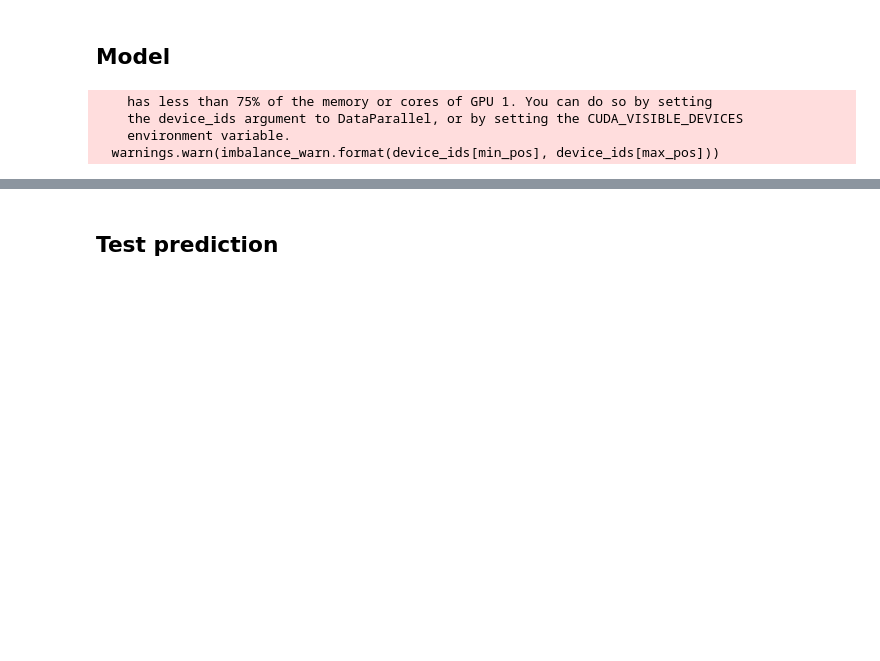
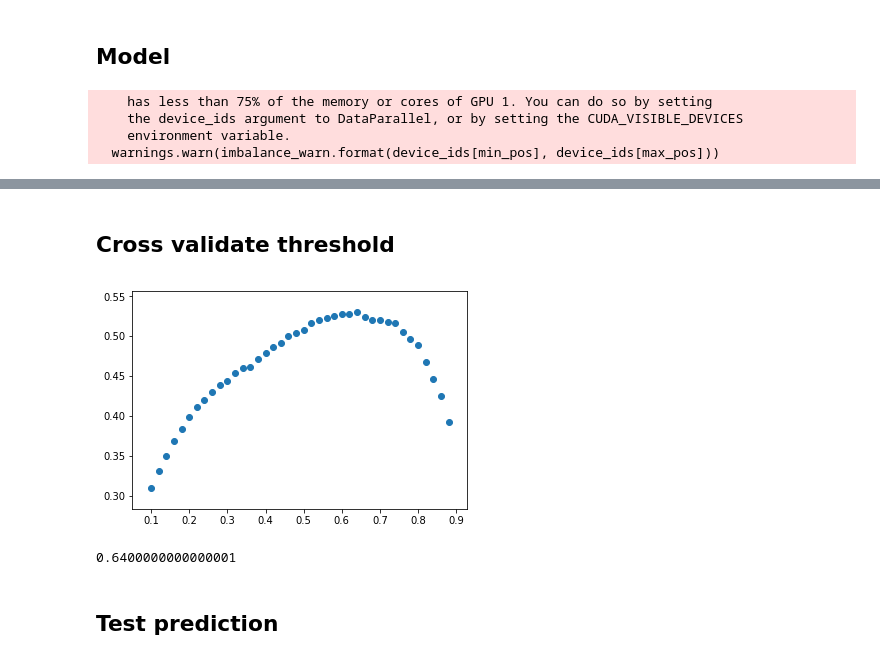
Before and after one commit to s6juncheng/HumanProteinAtlas, a Jupyter notebook: notebooks/train_model.ipynb, the cells around one changed output, grey strips where cells are left out. Saved outputs shown, nothing was run; the diff lists cells and outputs as text; code cells hidden in the pictures; blank space fills up the shorter version.

```diff
--- a/notebooks/train_model.ipynb
+++ b/notebooks/train_model.ipynb
@@ -366,3 +316,31 @@ torch.save(pretrained.state_dict(), DATA + '../models/torch_3epoch')
+# %% [markdown]
+## Cross validate threshold
+# %%
+with torch.no_grad():
+    val_preds = []
+    val_true = []
+    for inputs, labels in val_loader:
+        inputs.to(device)
+        val_preds.append(pretrained(inputs))
+        val_true.append(labels)
+# %%
+val_preds = torch.cat(val_preds)
+# %%
+val_true = torch.cat(val_true)
+# %%
+scores = []
+for p in np.arange(0.1,0.9,0.02):
+    tmp = preds2onehot(val_preds, threshold=np.log(p/(1-p)))
+    scores.append(f1_score(val_true, tmp, average='macro'))
+# %%
+plt.scatter(np.arange(0.1,0.9,0.02), scores)
+plt.show()
+# %% [output]
+[figure, added]
+# %%
+np.arange(0.1,0.9,0.02)[np.argmax(scores)]
+# %% [output]
+0.6400000000000001
 # %% [markdown]
 ## Test prediction
 # %%
```
Also changed, not shown: parts of 13 cells of this notebook, 13 other files.
